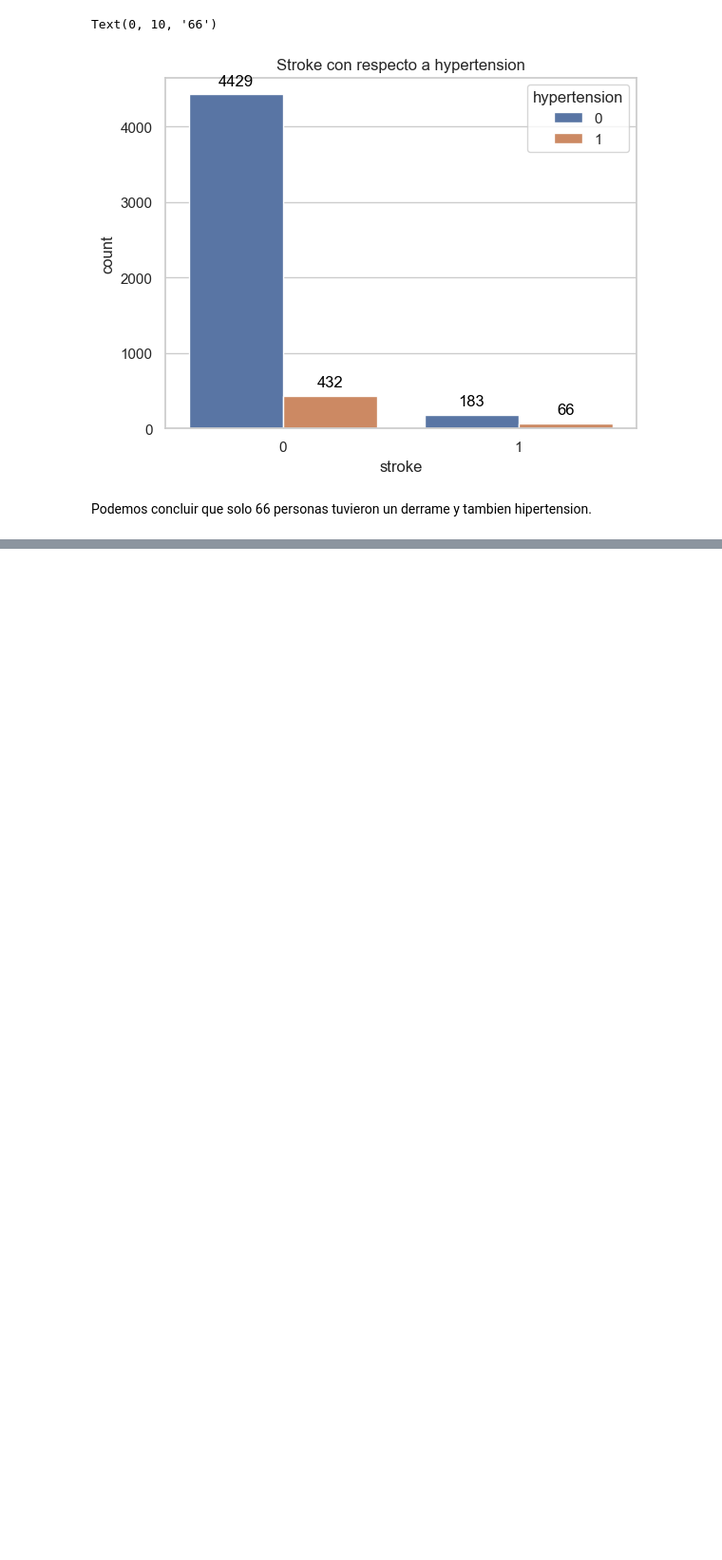
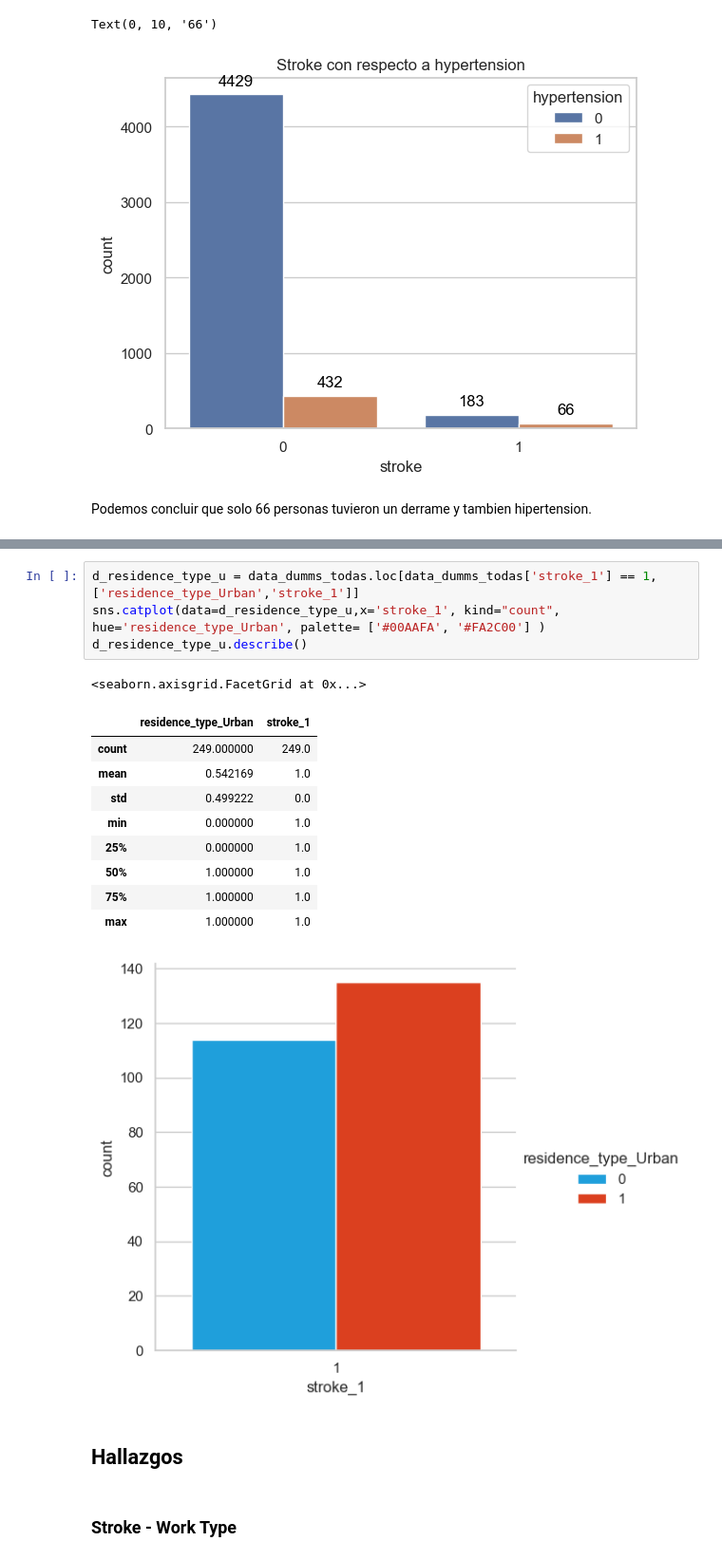
Before and after one commit to Axel2293/PAD, a Jupyter notebook: analisis.ipynb, the cells around one changed output, grey strips where cells are left out. Shown at 95% size. Saved outputs shown, nothing was run; the diff lists cells and outputs as text; blank space fills up the shorter version.

```diff
--- a/analisis.ipynb
+++ b/analisis.ipynb
@@ -1662,0 +1657,20 @@ Podemos concluir que solo 66 personas tuvieron un derrame y tambien hipertension
+# %%
+d_residence_type_u = data_dumms_todas.loc[data_dumms_todas['stroke_1'] == 1, ['residence_type_Urban','stroke_1']]
+sns.catplot(data=d_residence_type_u,x='stroke_1', kind="count", hue='residence_type_Urban', palette= ['#00AAFA', '#FA2C00'] )
+d_residence_type_u.describe()
+# %% [output]
+<seaborn.axisgrid.FacetGrid at 0x...>
+|  | residence_type_Urban | stroke_1 |
+| count | 249.000000 | 249.0 |
+| mean | 0.542169 | 1.0 |
+| std | 0.499222 | 0.0 |
+| min | 0.000000 | 1.0 |
+| 25% | 0.000000 | 1.0 |
+| 50% | 1.000000 | 1.0 |
+| 75% | 1.000000 | 1.0 |
+| max | 1.000000 | 1.0 |
+[figure, added]
+# %% [markdown]
+## Hallazgos
+# %% [markdown]
+### Stroke - Work Type
```
Also changed, not shown: parts of 40 cells of this notebook.
